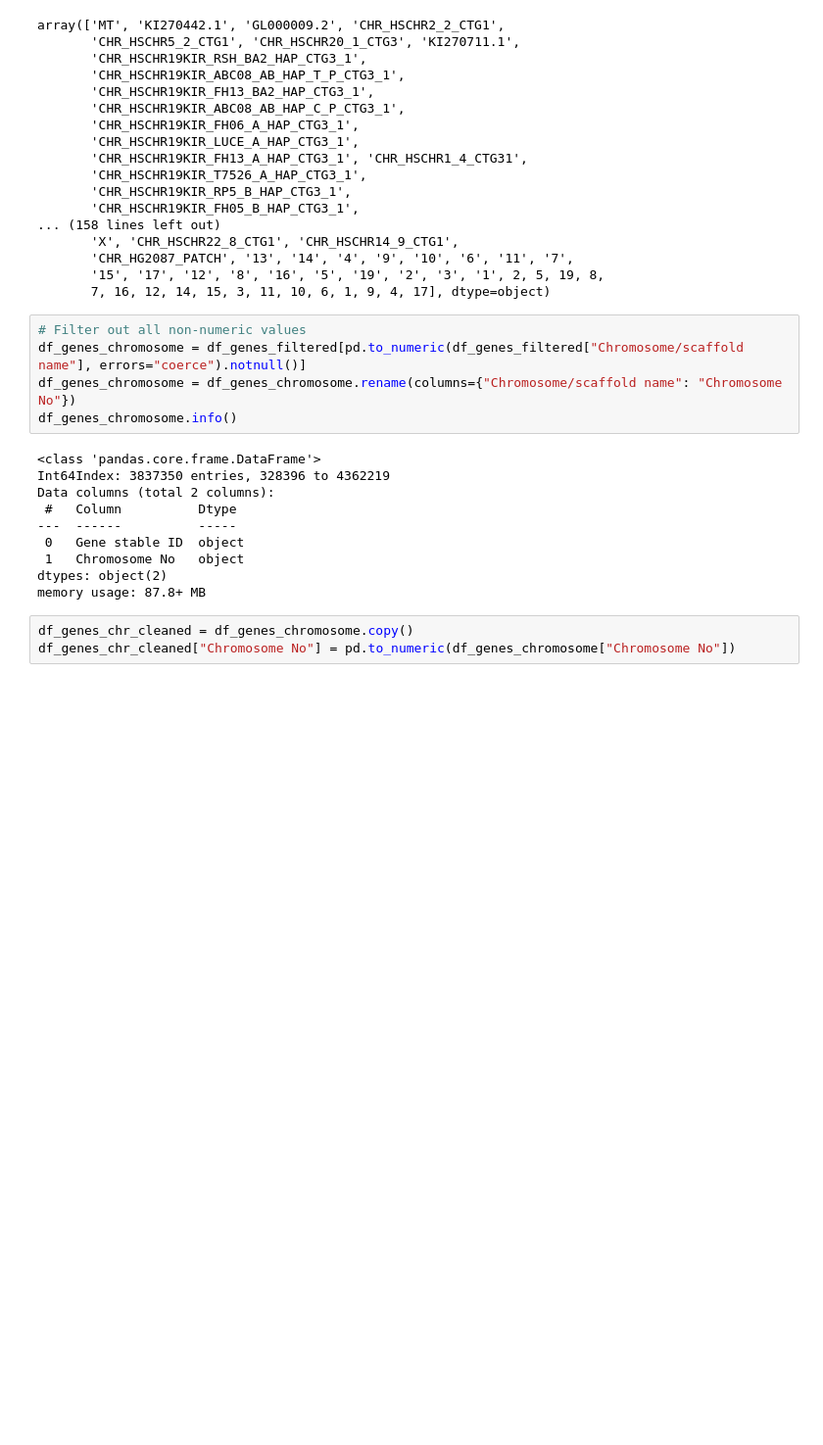
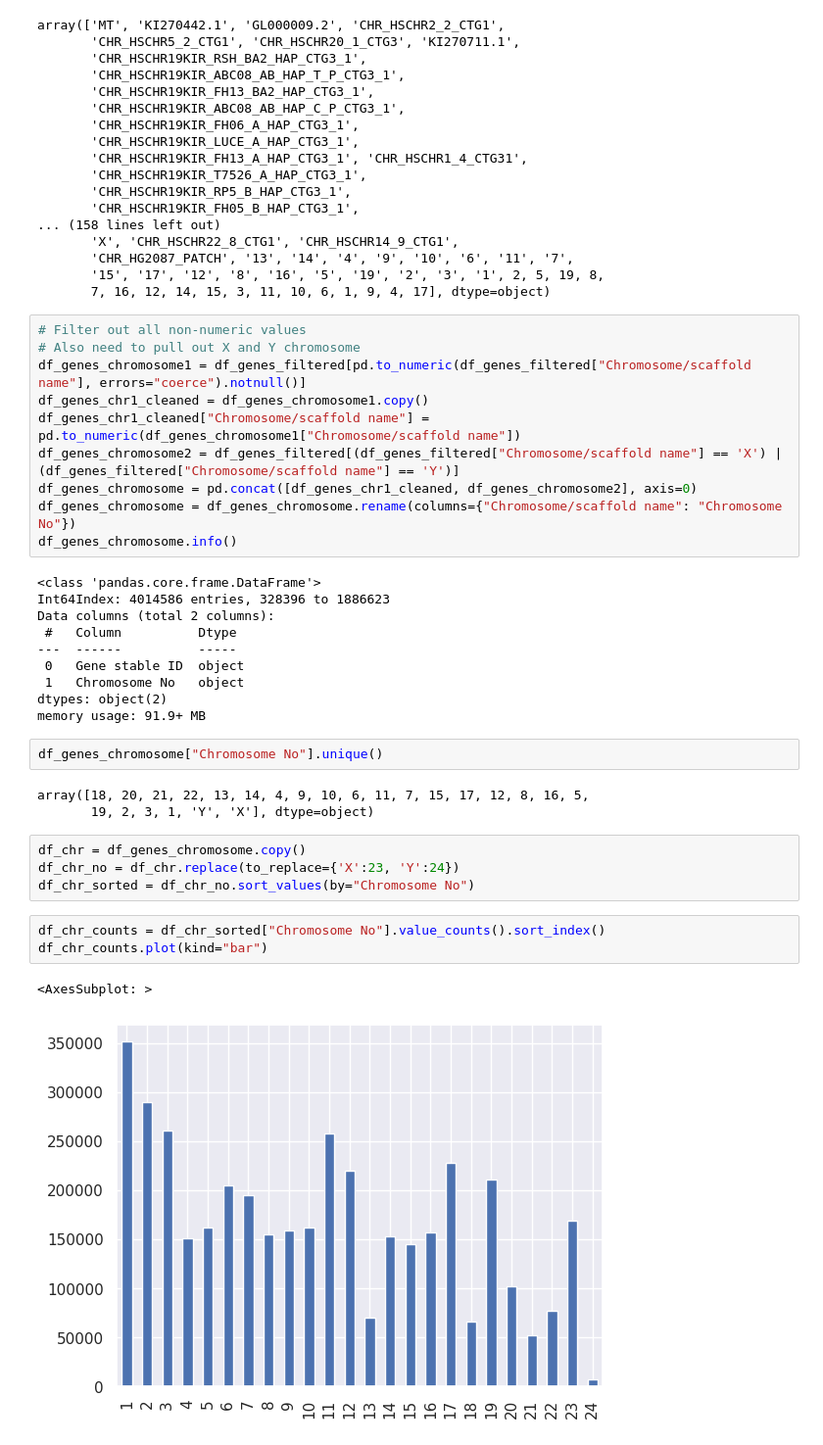
Before and after one commit to SPS-SP2273/learning-portfolio-shawn1368, a Jupyter notebook: Yuan Zhe's Problems/problem_set_5.ipynb, the cells around one changed output. Shown at 98% size. Drawn from its saved outputs; the diff is of its cells as text; blank space fills up the shorter version.

```diff
--- a/Yuan Zhe's Problems/problem_set_5.ipynb
+++ b/Yuan Zhe's Problems/problem_set_5.ipynb
@@ -335,20 +365,37 @@ array(['MT', 'KI270442.1', 'GL000009.2', 'CHR_HSCHR2_2_CTG1',
        7, 16, 12, 14, 15, 3, 11, 10, 6, 1, 9, 4, 17], dtype=object)
 # %%
 # Filter out all non-numeric values
-df_genes_chromosome = df_genes_filtered[pd.to_numeric(df_genes_filtered["Chromosome/scaffold name"], errors="coerce").notnull()]
+# Also need to pull out X and Y chromosome
+df_genes_chromosome1 = df_genes_filtered[pd.to_numeric(df_genes_filtered["Chromosome/scaffold name"], errors="coerce").notnull()]
+df_genes_chr1_cleaned = df_genes_chromosome1.copy()
+df_genes_chr1_cleaned["Chromosome/scaffold name"] = pd.to_numeric(df_genes_chromosome1["Chromosome/scaffold name"])
+df_genes_chromosome2 = df_genes_filtered[(df_genes_filtered["Chromosome/scaffold name"] == 'X') | (df_genes_filtered["Chromosome/scaffold name"] == 'Y')]
+df_genes_chromosome = pd.concat([df_genes_chr1_cleaned, df_genes_chromosome2], axis=0)
 df_genes_chromosome = df_genes_chromosome.rename(columns={"Chromosome/scaffold name": "Chromosome No"})
 df_genes_chromosome.info()
 # %% [output]
 <class 'pandas.core.frame.DataFrame'>
-Int64Index: 3837350 entries, 328396 to 4362219
+Int64Index: 4014586 entries, 328396 to 1886623
 Data columns (total 2 columns):
  #   Column          Dtype
 ---  ------          -----
  0   Gene stable ID  object
  1   Chromosome No   object
 dtypes: object(2)
-memory usage: 87.8+ MB
+memory usage: 91.9+ MB
-# %%
-df_genes_chr_cleaned = df_genes_chromosome.copy()
-df_genes_chr_cleaned["Chromosome No"] = pd.to_numeric(df_genes_chromosome["Chromosome No"])
+# %%
+df_genes_chromosome["Chromosome No"].unique()
+# %% [output]
+array([18, 20, 21, 22, 13, 14, 4, 9, 10, 6, 11, 7, 15, 17, 12, 8, 16, 5,
+       19, 2, 3, 1, 'Y', 'X'], dtype=object)
+# %%
+df_chr = df_genes_chromosome.copy()
+df_chr_no = df_chr.replace(to_replace={'X':23, 'Y':24})
+df_chr_sorted = df_chr_no.sort_values(by="Chromosome No")
+# %%
+df_chr_counts = df_chr_sorted["Chromosome No"].value_counts().sort_index()
+df_chr_counts.plot(kind="bar")
+# %% [output]
+<AxesSubplot: >
+[figure, added]
 # %%
```
Also changed, not shown: parts of 9 cells of this notebook, 2 other files.
